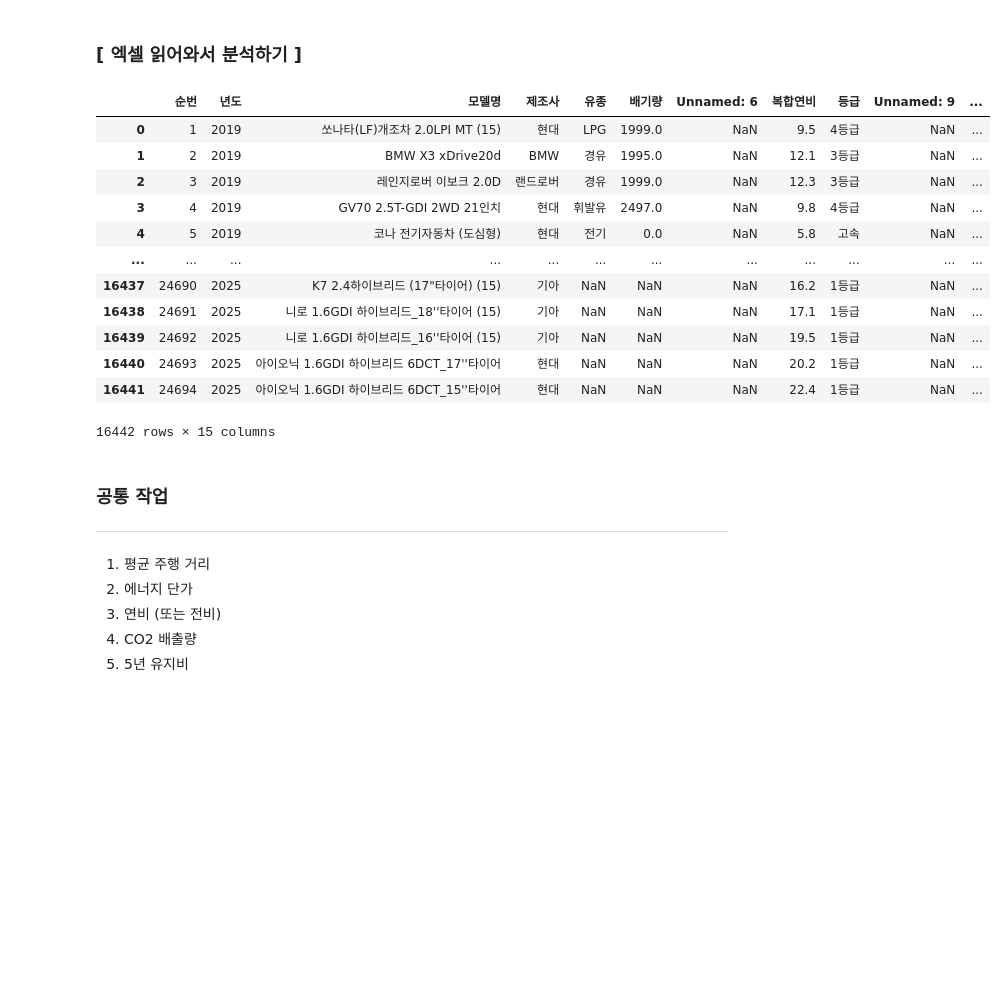
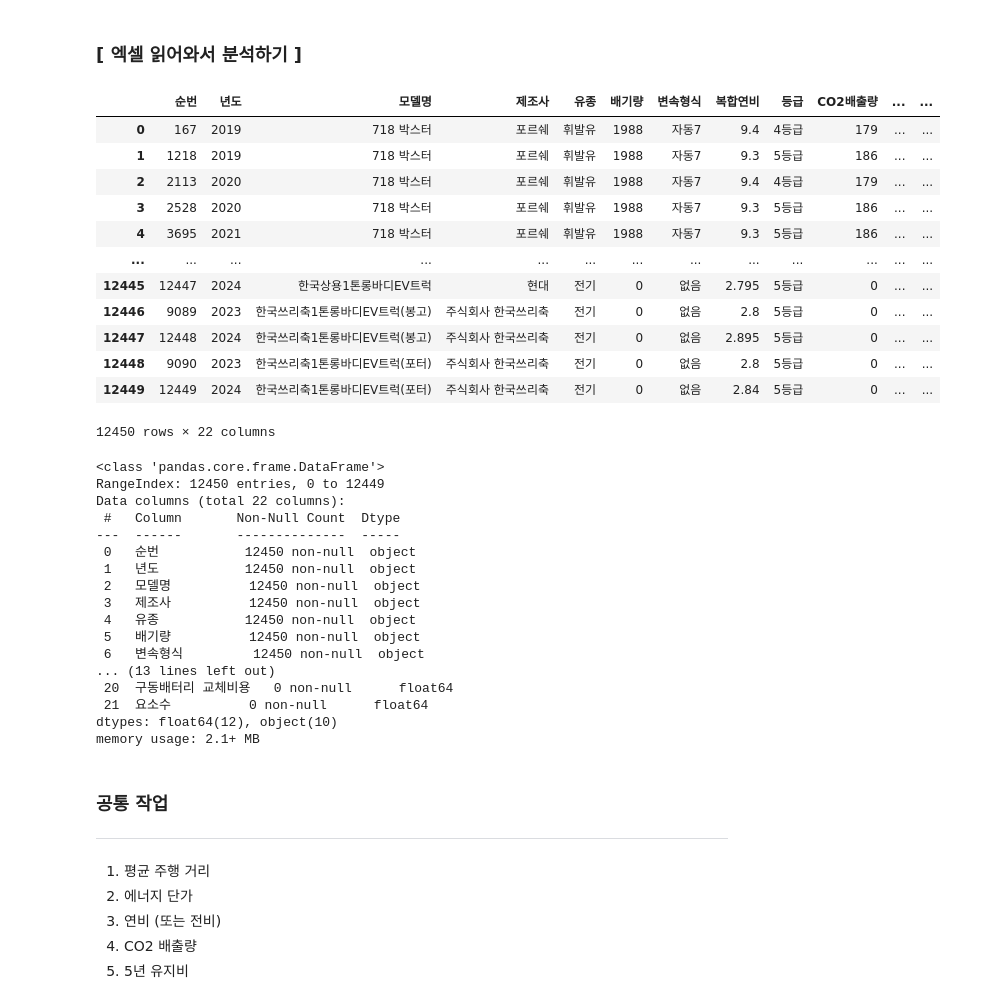
Before and after one commit to beom-L/KDT10, a Jupyter notebook: EX_PANDAS/MINI_PROJECT/test.ipynb, the cells around one changed output. Cells and saved outputs as stored; diff of their text form; code cells hidden in the pictures; blank space fills up the shorter version.

```diff
--- a/EX_PANDAS/MINI_PROJECT/test.ipynb
+++ b/EX_PANDAS/MINI_PROJECT/test.ipynb
@@ -3,29 +3,48 @@
 # %%
 ## 모듈
 import pandas as pd
 import numpy as np
 
 ## 파일 경로 설정
-DATA_FILE = './Data/[한국에너지공단] 자동차 연비표시제도 정보.xlsx'
+DATA_FILE = './Data/데이터.xlsx'
 
 ## 파일 읽기
 dataDF = pd.read_excel(DATA_FILE)
+display(dataDF)
 
-display(dataDF)
+## 정보
+dataDF.info()
 # %% [output]
-|  | 순번 | 년도 | 모델명 | 제조사 | 유종 | 배기량 | Unnamed: 6 | 복합연비 | 등급 | Unnamed: 9 | ... |
-| 0 | 1 | 2019 | 쏘나타(LF)개조차 2.0LPI MT (15) | 현대 | LPG | 1999.0 | NaN | 9.5 | 4등급 | NaN | ... |
-| 1 | 2 | 2019 | BMW X3 xDrive20d | BMW | 경유 | 1995.0 | NaN | 12.1 | 3등급 | NaN | ... |
-| 2 | 3 | 2019 | 레인지로버 이보크 2.0D | 랜드로버 | 경유 | 1999.0 | NaN | 12.3 | 3등급 | NaN | ... |
-| 3 | 4 | 2019 | GV70 2.5T-GDI 2WD 21인치 | 현대 | 휘발유 | 2497.0 | NaN | 9.8 | 4등급 | NaN | ... |
-| 4 | 5 | 2019 | 코나 전기자동차 (도심형) | 현대 | 전기 | 0.0 | NaN | 5.8 | 고속 | NaN | ... |
-| ... | ... | ... | ... | ... | ... | ... | ... | ... | ... | ... | ... |
-| 16437 | 24690 | 2025 | K7 2.4하이브리드 (17"타이어) (15) | 기아 | NaN | NaN | NaN | 16.2 | 1등급 | NaN | ... |
-| 16438 | 24691 | 2025 | 니로 1.6GDI 하이브리드_18''타이어 (15) | 기아 | NaN | NaN | NaN | 17.1 | 1등급 | NaN | ... |
-| 16439 | 24692 | 2025 | 니로 1.6GDI 하이브리드_16''타이어 (15) | 기아 | NaN | NaN | NaN | 19.5 | 1등급 | NaN | ... |
-| 16440 | 24693 | 2025 | 아이오닉 1.6GDI 하이브리드 6DCT_17''타이어 | 현대 | NaN | NaN | NaN | 20.2 | 1등급 | NaN | ... |
-| 16441 | 24694 | 2025 | 아이오닉 1.6GDI 하이브리드 6DCT_15''타이어 | 현대 | NaN | NaN | NaN | 22.4 | 1등급 | NaN | ... |
+|  | 순번 | 년도 | 모델명 | 제조사 | 유종 | 배기량 | 변속형식 | 복합연비 | 등급 | CO2배출량 | ... | ... |
+| 0 | 167 | 2019 | 718 박스터 | 포르쉐 | 휘발유 | 1988 | 자동7 | 9.4 | 4등급 | 179 | ... | ... |
+| 1 | 1218 | 2019 | 718 박스터 | 포르쉐 | 휘발유 | 1988 | 자동7 | 9.3 | 5등급 | 186 | ... | ... |
+| 2 | 2113 | 2020 | 718 박스터 | 포르쉐 | 휘발유 | 1988 | 자동7 | 9.4 | 4등급 | 179 | ... | ... |
+| 3 | 2528 | 2020 | 718 박스터 | 포르쉐 | 휘발유 | 1988 | 자동7 | 9.3 | 5등급 | 186 | ... | ... |
+| 4 | 3695 | 2021 | 718 박스터 | 포르쉐 | 휘발유 | 1988 | 자동7 | 9.3 | 5등급 | 186 | ... | ... |
+| ... | ... | ... | ... | ... | ... | ... | ... | ... | ... | ... | ... | ... |
+| 12445 | 12447 | 2024 | 한국상용1톤롱바디EV트럭 | 현대 | 전기 | 0 | 없음 | 2.795 | 5등급 | 0 | ... | ... |
+| 12446 | 9089 | 2023 | 한국쓰리축1톤롱바디EV트럭(봉고) | 주식회사 한국쓰리축 | 전기 | 0 | 없음 | 2.8 | 5등급 | 0 | ... | ... |
+| 12447 | 12448 | 2024 | 한국쓰리축1톤롱바디EV트럭(봉고) | 주식회사 한국쓰리축 | 전기 | 0 | 없음 | 2.895 | 5등급 | 0 | ... | ... |
+| 12448 | 9090 | 2023 | 한국쓰리축1톤롱바디EV트럭(포터) | 주식회사 한국쓰리축 | 전기 | 0 | 없음 | 2.8 | 5등급 | 0 | ... | ... |
+| 12449 | 12449 | 2024 | 한국쓰리축1톤롱바디EV트럭(포터) | 주식회사 한국쓰리축 | 전기 | 0 | 없음 | 2.84 | 5등급 | 0 | ... | ... |
-16442 rows × 15 columns
+12450 rows × 22 columns
+<class 'pandas.core.frame.DataFrame'>
+RangeIndex: 12450 entries, 0 to 12449
+Data columns (total 22 columns):
+ #   Column       Non-Null Count  Dtype
+---  ------       --------------  -----
+ 0   순번           12450 non-null  object
+ 1   년도           12450 non-null  object
+ 2   모델명          12450 non-null  object
+ 3   제조사          12450 non-null  object
+ 4   유종           12450 non-null  object
+ 5   배기량          12450 non-null  object
+ 6   변속형식         12450 non-null  object
+... (13 lines left out)
+ 20  구동배터리 교체비용   0 non-null      float64
+ 21  요소수          0 non-null      float64
+dtypes: float64(12), object(10)
+memory usage: 2.1+ MB
 # %% [markdown]
 ### 공통 작업  <hr>
 1. 평균 주행 거리
```
Also changed, not shown: parts of 14 cells of this notebook, 7 other files.
